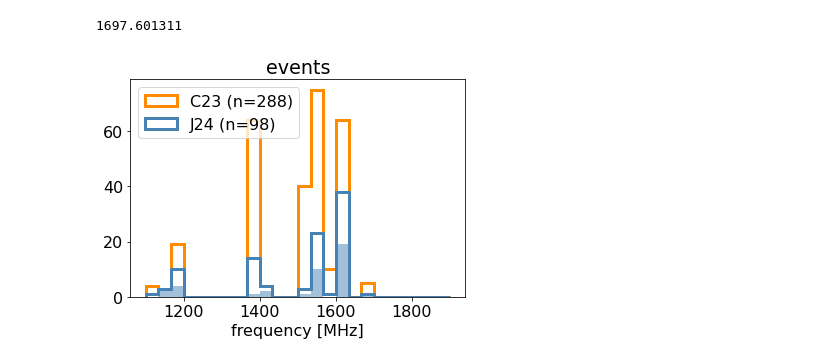
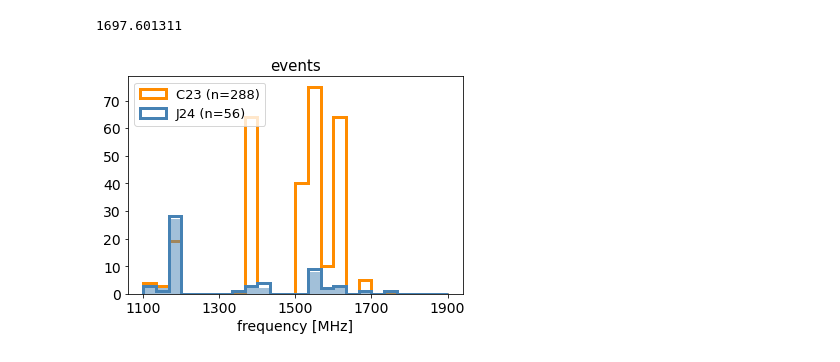
Before and after one commit to bjacobell/gbt-hdbscan, a Jupyter notebook: plot_event_from_reduced_hits.ipynb, the cells around one changed output. Saved outputs shown, nothing was run; the diff lists cells and outputs as text; code cells hidden in the pictures.

```diff
--- a/plot_event_from_reduced_hits.ipynb
+++ b/plot_event_from_reduced_hits.ipynb
@@ -21,5 +54,5 @@ numexpr.utils   INFO     NumExpr defaulting to 8 threads.
 # %%
-dat_paths = glob.glob('/datax/scratch/benjb/C23_L_dats_iterative/*.dat')
+dat_paths = glob.glob('/datax/scratch/benjb/C23_L_dats_after_8_HDB_epochs/*.dat')
 print(len(dat_paths))
 counter = 0
 out_of_range_counter = 0
@@ -30,8 +63,8 @@ for ii, dat_path in enumerate(dat_paths):
                                                     'Index', 'freq_start', 'freq_end', 'SEFD', 'SEFD_freq', 'Coarse_Channel_Number',
                                                     'Full_number_of_hits'], skiprows=9)
     freqs = df_dat['Uncorrected_Frequency'].values
-    freqs_in_range = freqs[np.where((freqs > 1100) & (freqs < 1200) |
-             (freqs > 1340) & (freqs < 1900))[0]]
+    freqs_in_range = freqs[np.where(((freqs > 1100.05) & (freqs < 1200)) |
+             ((freqs > 1340) & (freqs < 1899.95)))[0]]
     out_of_range_counter += len(freqs)
     counter += len(freqs_in_range)
     #print(freqs)
@@ -44,5 +77,5 @@ print(counter)
 # %%
-csvf_paths = glob.glob('/datax/scratch/benjb/C23_L_dats_iterative_4_2_0.17/*.csv')
+csvf_paths = glob.glob('/datax/scratch/benjb/C23_L_dats_after_8_HDB_epochs/*_3.csv')
 #csvf_paths = glob.glob('/datax/scratch/benjb/C23_L_dats_with_duplicates/*.csv')
 for csvf_path in csvf_paths:
     print(csvf_path)
@@ -71,5 +104,6 @@ print(len(np.unique(csvf_paths)))
 # %%
 ff_array = []
+last_5_csvf_paths = []
 
 counter = 0
 for csvf_path in csvf_paths:
@@ -78,8 +112,11 @@ for csvf_path in csvf_paths:
     np.where((event_df['Freq'].values > 1100) & (event_df['Freq'].values < 1200) |
              (event_df['Freq'].values > 1340) & (event_df['Freq'].values < 1900))[0]
     ]
-    #if trimmed_event_df["Hit_ID"].values[0] != 'AND_X_7':
-    #    continue
+    #print(trimmed_event_df['Hit_ID'].values)
+    #if len(trimmed_event_df['Hit_ID'].values) == 0:
+        #continue
+    #if not trimmed_event_df["Hit_ID"].values[0] in ['NGC4564_16', 'AND_II_0', 'UGCA127_50', 'HIZSS003_3', 'NGC0628_2']:
+        #continue
     counter += len(np.unique(trimmed_event_df["Hit_ID"].values))
     for ii in range(len(np.unique(trimmed_event_df["Hit_ID"].values))):
         ff = trimmed_event_df['Freq'].values[ii]
@@ -90,6 +127,7 @@ for csvf_path in csvf_paths:
         # this seems like a potentially concerning inconsistency, but
         # I don't think it breaks anything here
         ff_array.append(ff)
+    last_5_csvf_paths.append(csvf_path)
 print(counter)
 #print(trimmed_event_df['FileID'].values)
 # %% [output]
@@ -304,30 +388,34 @@ np.max(ff_array)
 # %%
 plt.hist(c23_ff_array,
          histtype='step',
          color='darkorange',
          linewidth=3,
          bins=24,
          range=(1100,1900),
          label=f'C23 (n={len(c23_ff_array)})')
 plt.hist(unique_ff_array,
          histtype='stepfilled',
          color='steelblue',
          alpha=0.5,
          #linewidth=1,
          bins=24,
          range=(1100,1900))
 plt.hist(ff_array,
          histtype='step',
          color='steelblue',
          linewidth=3,
+         linestyle='solid',
          bins=24,
          range=(1100,1900),
          label=f'J24 (n={len(ff_array)})')
 #plt.yticks([0,2,4,6,8,10,12,14])
-plt.xlabel('frequency [MHz]')
-plt.title(f'events')
-plt.legend(loc='upper left')
-plt.savefig('/datax/scratch/benjb/C23_event_comparison.pdf', bbox_inches='tight')
+plt.xlabel('frequency [MHz]', size=14)
+plt.xticks(ticks=np.array([1100, 1300, 1500, 1700, 1900]), fontsize=14)
+plt.yticks(fontsize=14)
+plt.title(f'events', size=15)
+plt.legend(loc='upper left', fontsize=13)
+#plt.grid(axis='y')
+plt.savefig('/datax/scratch/benjb/C23_L_full_run_event_comparison_091324.pdf', bbox_inches='tight')
 plt.show()
 # %% [output]
-[figure, old version]
+[figure, new version]
```
Also changed, not shown: parts of 22 cells of this notebook, 3 other files.
